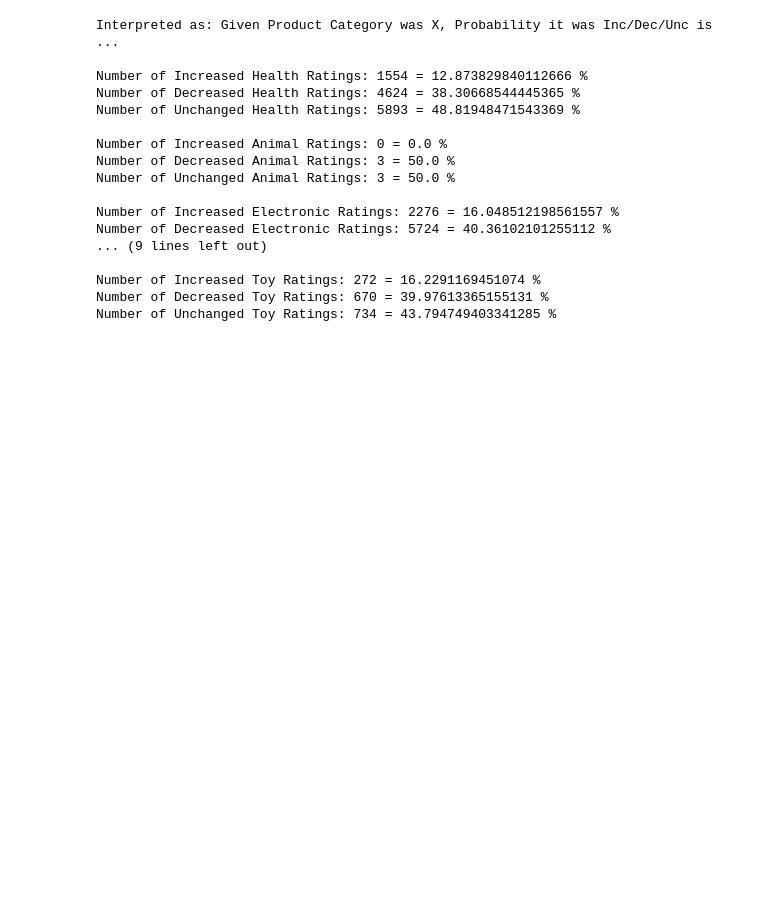
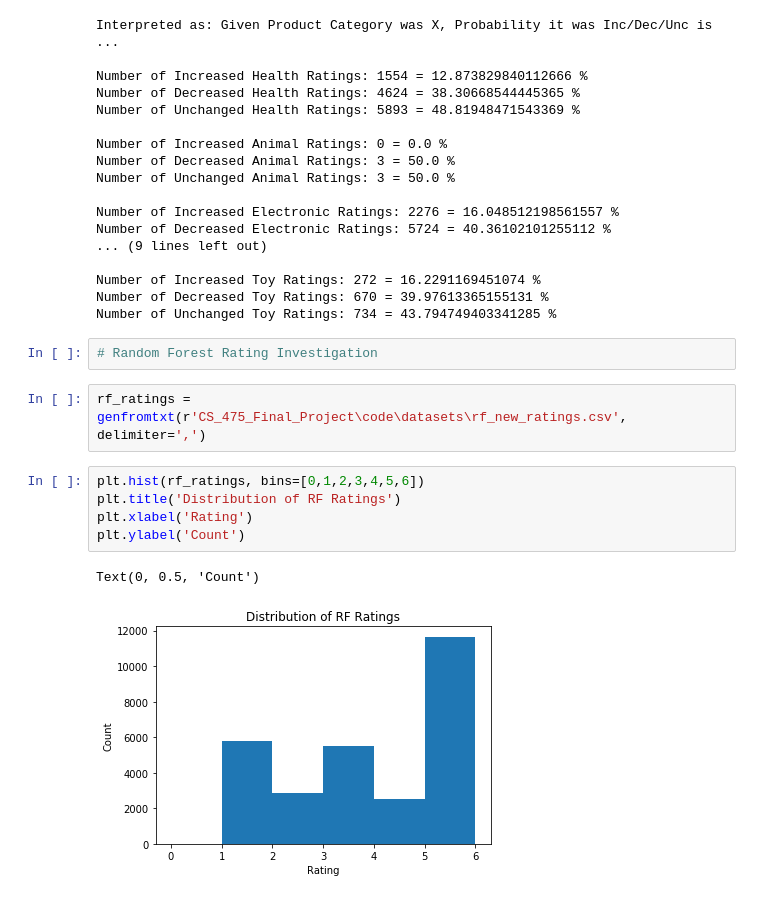
Before and after one commit to lintonbrian15/CS_475_Final_Project, a Jupyter notebook: Data_Visualization.ipynb, the cells around one changed output. Cells and saved outputs as stored; diff of their text form; blank space fills up the shorter version.

```diff
--- a/Data_Visualization.ipynb
+++ b/Data_Visualization.ipynb
@@ -265,3 +267,15 @@ Number of Decreased Electronic Ratings: 5724 = 40.36102101255112 %
 Number of Increased Toy Ratings: 272 = 16.2291169451074 %
 Number of Decreased Toy Ratings: 670 = 39.97613365155131 %
 Number of Unchanged Toy Ratings: 734 = 43.794749403341285 %
+# %%
+# Random Forest Rating Investigation
+# %%
+rf_ratings = genfromtxt(r'CS_475_Final_Project\code\datasets\rf_new_ratings.csv', delimiter=',')
+# %%
+plt.hist(rf_ratings, bins=[0,1,2,3,4,5,6])
+plt.title('Distribution of RF Ratings')
+plt.xlabel('Rating')
+plt.ylabel('Count')
+# %% [output]
+Text(0, 0.5, 'Count')
+[figure, added]
```
Also changed, not shown: parts of 8 cells of this notebook.
